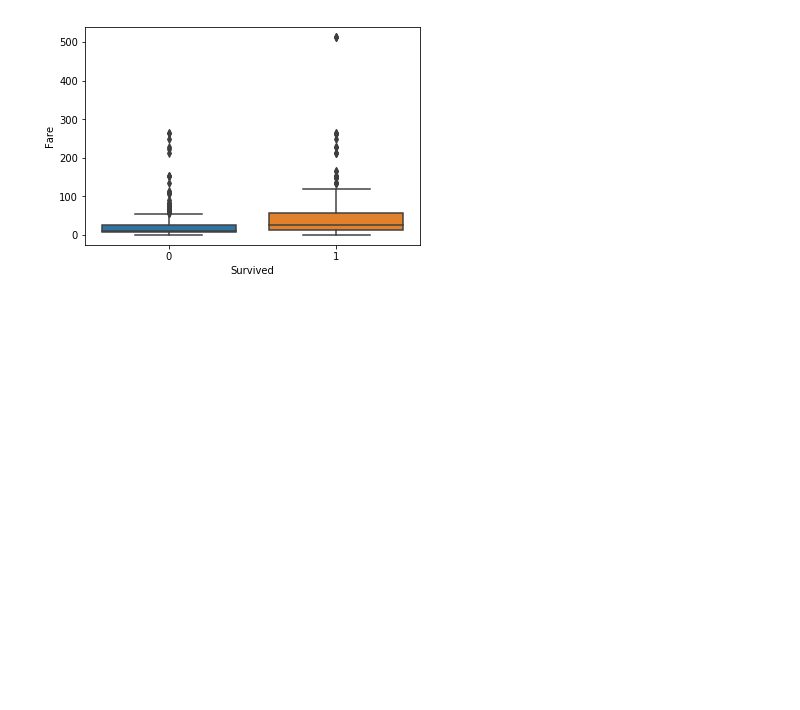
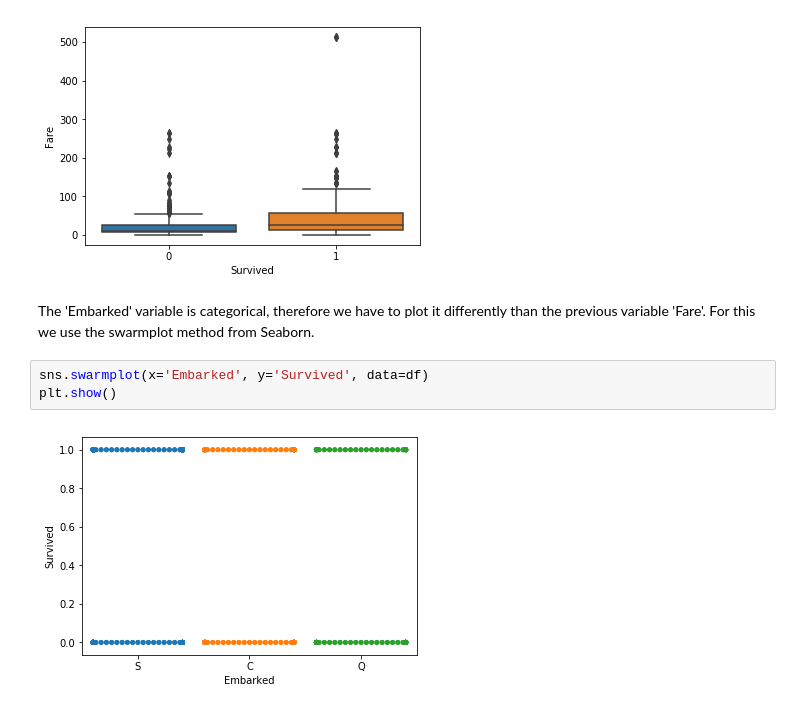
Before and after one commit to pmnry/Titanic-Dataset-Decision-Tree, a Jupyter notebook: QUEST_DecisionTree.ipynb, the cells around one changed output. Saved outputs shown, nothing was run; the diff lists cells and outputs as text; blank space fills up the shorter version.

```diff
--- a/QUEST_DecisionTree.ipynb
+++ b/QUEST_DecisionTree.ipynb
@@ -42,3 +51,10 @@ sns.boxplot(x="Survived", y="Fare", data=df)
 plt.show()
 # %% [output]
 [figure]
+# %% [markdown]
+The 'Embarked' variable is categorical, therefore we have to plot it differently than the previous variable 'Fare'. For this we use the swarmplot method from Seaborn.
+# %%
+sns.swarmplot(x='Embarked', y='Survived', data=df)
+plt.show()
+# %% [output]
+[figure, added]
```
Also changed, not shown: parts of 3 cells of this notebook.
